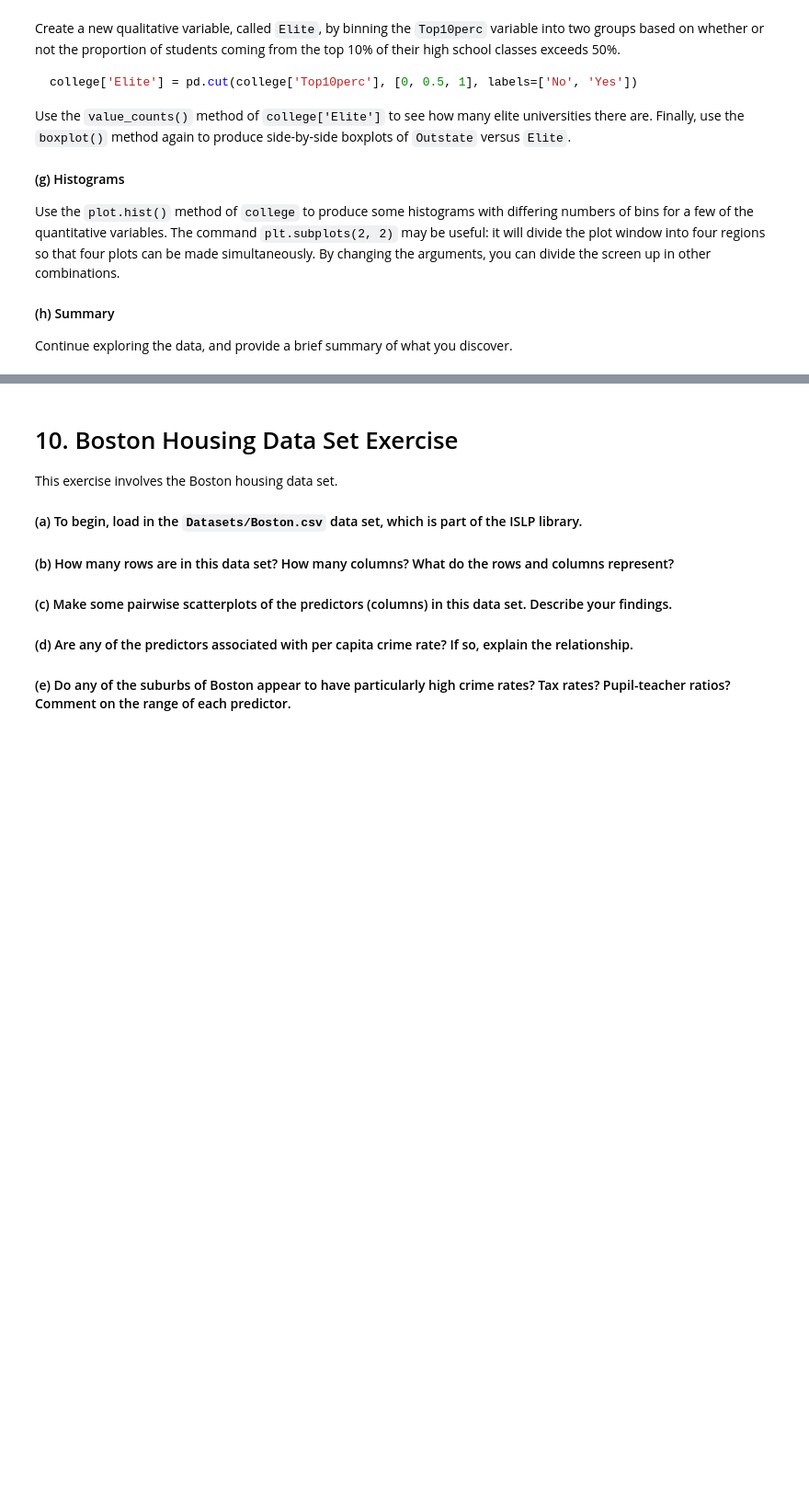
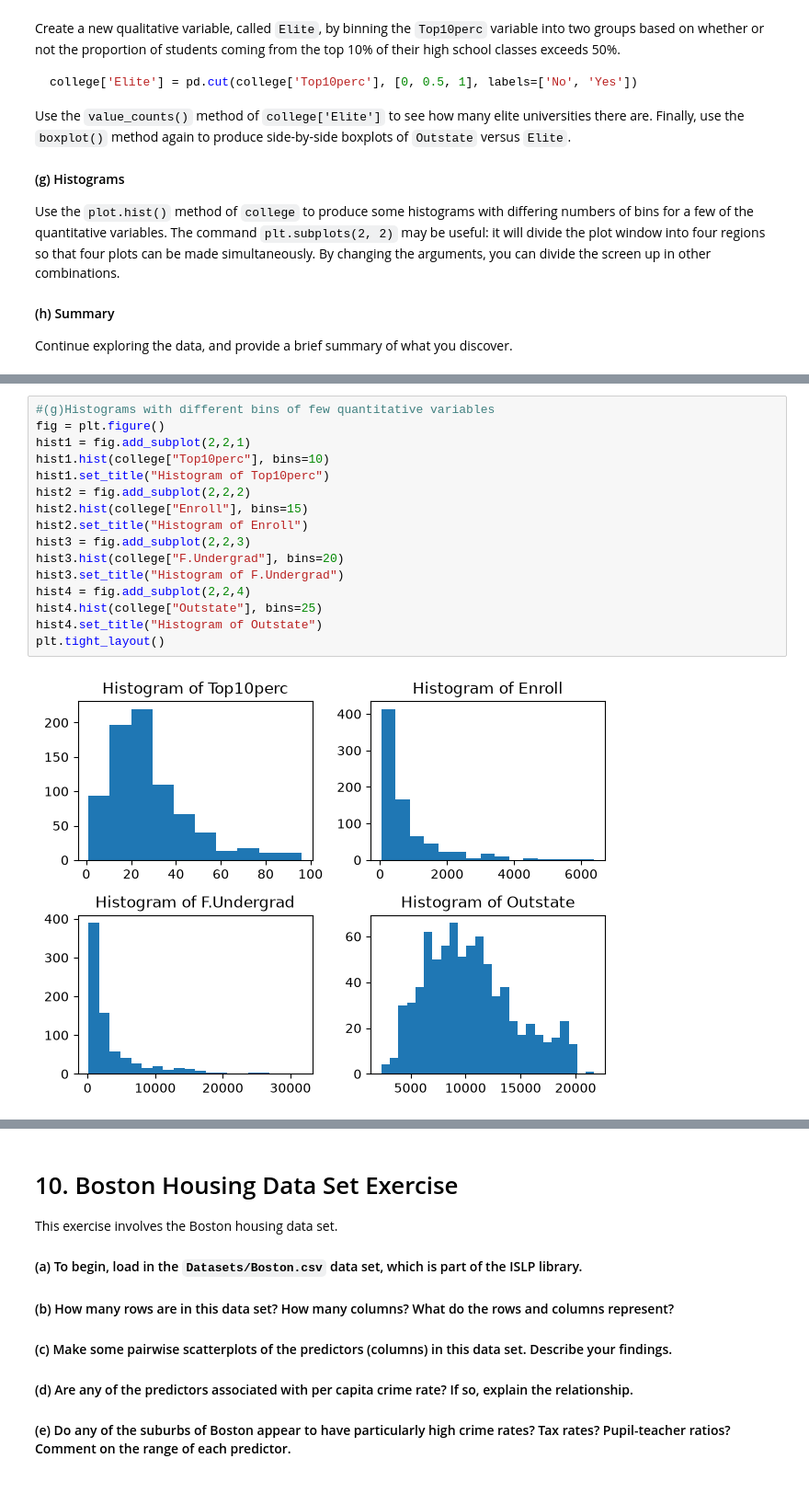
Before and after one commit to Nesu-tech/Methods_In_Data_Science, a Jupyter notebook: HW1 (4).ipynb, the cells around one changed output, grey strips where cells are left out. Shown at 92% size. Drawn from its saved outputs; the diff is of its cells as text; blank space fills up the shorter version.

```diff
--- a/HW1 (4).ipynb
+++ b/HW1 (4).ipynb
@@ -91,0 +173,18 @@ Continue exploring the data, and provide a brief summary of what you discover.
+# %%
+#(g)Histograms with different bins of few quantitative variables
+fig = plt.figure()
+hist1 = fig.add_subplot(2,2,1)
+hist1.hist(college["Top10perc"], bins=10)
+hist1.set_title("Histogram of Top10perc")
+hist2 = fig.add_subplot(2,2,2)
+hist2.hist(college["Enroll"], bins=15)
+hist2.set_title("Histogram of Enroll")
+hist3 = fig.add_subplot(2,2,3)
+hist3.hist(college["F.Undergrad"], bins=20)
+hist3.set_title("Histogram of F.Undergrad")
+hist4 = fig.add_subplot(2,2,4)
+hist4.hist(college["Outstate"], bins=25)
+hist4.set_title("Histogram of Outstate")
+plt.tight_layout()
+# %% [output]
+[figure, added]
```
Also changed, not shown: parts of 7 cells of this notebook.
